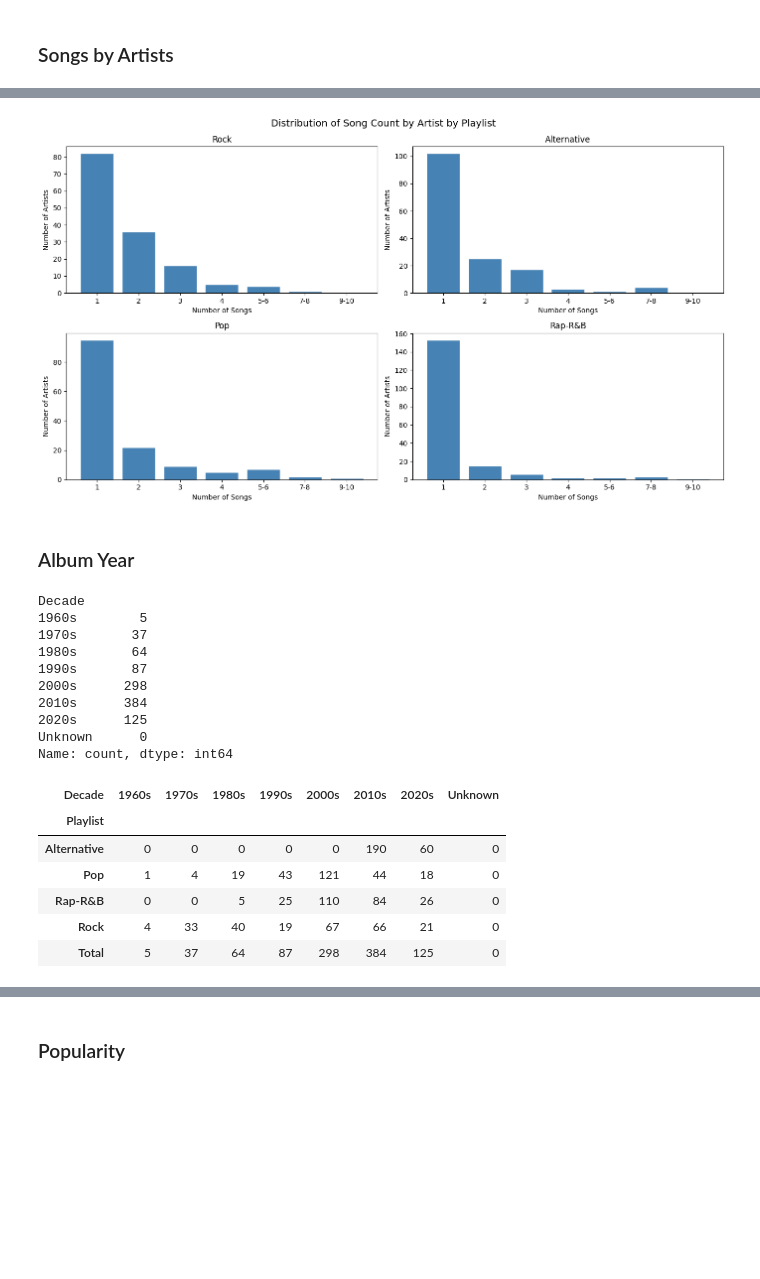
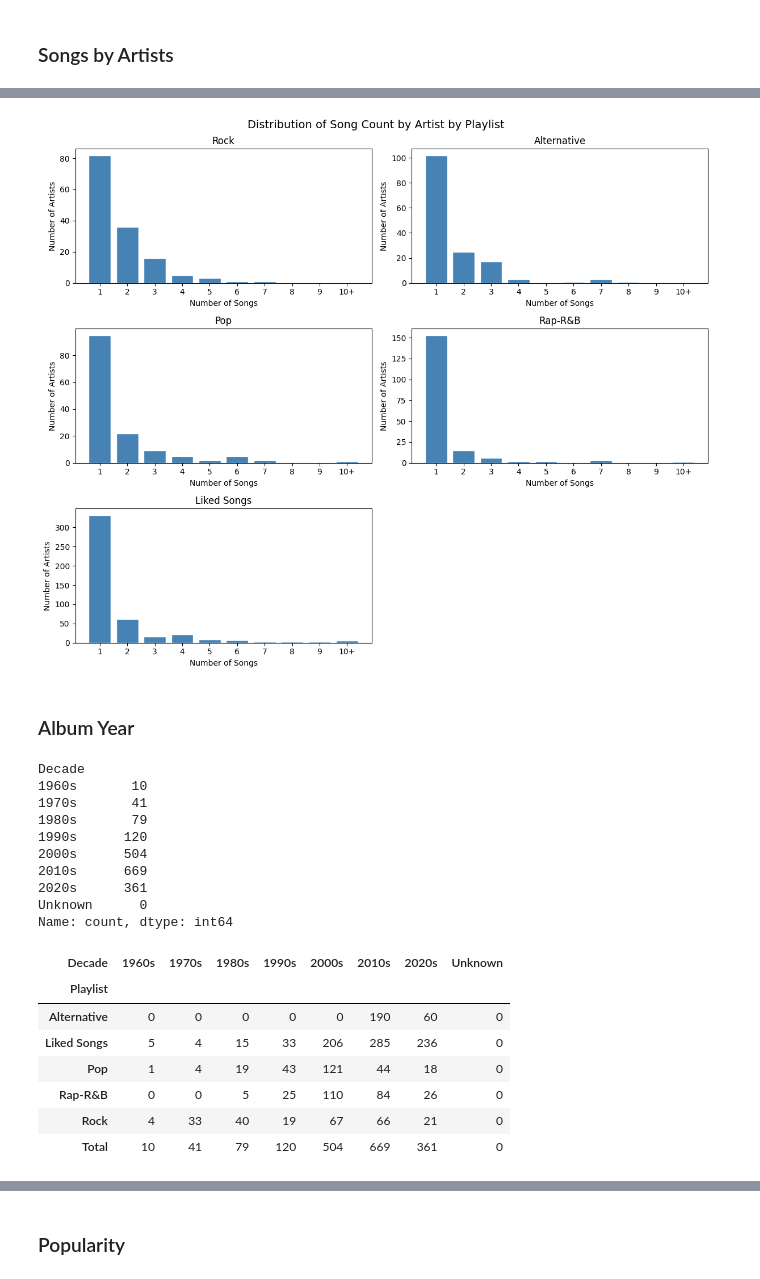
Before and after one commit to kaseymallette/music-taste-profile, a Jupyter notebook: notebooks/01_exploratory_analysis.ipynb, the cells around one changed output, grey strips where cells are left out. Drawn from its saved outputs; the diff is of its cells as text; code cells hidden in the pictures; blank space fills up the shorter version.

```diff
--- a/notebooks/01_exploratory_analysis.ipynb
+++ b/notebooks/01_exploratory_analysis.ipynb
@@ -19,15 +21,19 @@ df_rock = pd.read_csv('../data/rock.csv')
 df_alternative = pd.read_csv('../data/alternative.csv')
 df_pop = pd.read_csv('../data/pop.csv')
 df_rap_rb = pd.read_csv('../data/rap-r&b.csv')
+df_liked_songs = pd.read_csv('../data/liked_songs.csv')
 
 # Add playlist column to each dataset
 df_rock['Playlist'] = 'Rock'
 df_alternative['Playlist'] = 'Alternative'
 df_pop['Playlist'] = 'Pop'
 df_rap_rb['Playlist'] = 'Rap-R&B'
+df_liked_songs['Playlist'] = 'Liked Songs'
 
 # Create one combined dataframe for all playlists
-df_library = pd.concat([df_rock, df_alternative, df_pop, df_rap_rb])
+df_library = pd.concat([df_rock, df_alternative, df_pop, df_rap_rb, df_liked_songs]
+                       ).drop_duplicates(['Song', 'Artist'], keep='first').sort_values(by=['Song']
+                       ).reset_index(drop=True).drop(columns=['#'])
 
 # Add album year from 'Album Date' column and create a new column 'Album Year' as year
 df_library['Album Year'] = df_library['Album Date'].str[:4].astype(int)
@@ -146,38 +160,16 @@ plt.show()
-# %%
-# Plot for each playlist
-def plot_artist_distribution(playlist):
-    df_playlist = df_artists_by_playlist[df_artists_by_playlist['Playlist'] == playlist]
-    df_playlist['Bin'] = df_playlist['Count'].apply(bin_count)
-    freq = df_playlist['Bin'].value_counts().reindex(bin_order, fill_value=0)
-
-    plt.figure(figsize=(10, 5))
-    plt.bar(freq.index, freq.values, color='steelblue', edgecolor='white')
-    plt.xlabel('Number of Songs')
-    plt.ylabel('Number of Artists')
-    plt.title(f'Distribution of Song Count by Artist in {playlist} Playlist')
-    plt.tight_layout()
-    plt.show()
 # %%
-fig, axes = plt.subplots(2, 2, figsize=(14, 8))
-axes = axes.flatten()
+fig, axes = plt.subplots(3, 2, figsize=(12, 10))
+playlists = ['Rock', 'Alternative', 'Pop', 'Rap-R&B', 'Liked Songs']
 
-playlists = ['Rock', 'Alternative', 'Pop', 'Rap-R&B']
-
-for ax, playlist in zip(axes, playlists):
-    df_playlist = df_artists_by_playlist[df_artists_by_playlist['Playlist'] == playlist]
-    df_playlist = df_playlist.copy()
-    df_playlist['Bin'] = df_playlist['Count'].apply(bin_count)
-    freq = df_playlist['Bin'].value_counts().reindex(bin_order, fill_value=0)
-    ax.bar(freq.index, freq.values, color='steelblue', edgecolor='white')
-    ax.set_xlabel('Number of Songs')
-    ax.set_ylabel('Number of Artists')
-    ax.set_title(f'{playlist}')
+for ax, playlist in zip(axes.flatten(), playlists):
+    plot_artist_distribution(df_artists_by_playlist, playlist=playlist, ax=ax)
 
 fig.suptitle('Distribution of Song Count by Artist by Playlist', fontsize=14)
+axes.flatten()[5].axis('off')
 plt.tight_layout()
 plt.show()
 # %% [output]
-[figure, old version]
+[figure, new version]
 # %% [markdown]
 ### Album Year
 # %%
@@ -208,13 +200,13 @@ decade_counts = df_library['Decade'].value_counts().reindex(decade_order, fill_v
 decade_counts
 # %% [output]
 Decade
-1960s        5
-1970s       37
-1980s       64
-1990s       87
-2000s      298
-2010s      384
-2020s      125
+1960s       10
+1970s       41
+1980s       79
+1990s      120
+2000s      504
+2010s      669
+2020s      361
 Unknown      0
 Name: count, dtype: int64
 # %%
@@ -222,7 +214,7 @@ Name: count, dtype: int64
 decade_counts_by_playlist = (
     df_library.groupby(['Playlist', 'Decade'])
     .size()
-    .reindex(pd.MultiIndex.from_product([['Alternative', 'Pop', 'Rap-R&B', 'Rock'], decade_order], names=['Playlist', 'Decade']), fill_value=0)
+    .reindex(pd.MultiIndex.from_product([['Alternative', 'Pop', 'Rap-R&B', 'Rock', 'Liked Songs'], decade_order], names=['Playlist', 'Decade']), fill_value=0)
     .reset_index(name='Count')
 )
 
@@ -234,10 +226,11 @@ decade_pivot
 | Decade | 1960s | 1970s | 1980s | 1990s | 2000s | 2010s | 2020s | Unknown |
 | Playlist |  |  |  |  |  |  |  |  |
 | Alternative | 0 | 0 | 0 | 0 | 0 | 190 | 60 | 0 |
+| Liked Songs | 5 | 4 | 15 | 33 | 206 | 285 | 236 | 0 |
 | Pop | 1 | 4 | 19 | 43 | 121 | 44 | 18 | 0 |
 | Rap-R&B | 0 | 0 | 5 | 25 | 110 | 84 | 26 | 0 |
 | Rock | 4 | 33 | 40 | 19 | 67 | 66 | 21 | 0 |
-| Total | 5 | 37 | 64 | 87 | 298 | 384 | 125 | 0 |
+| Total | 10 | 41 | 79 | 120 | 504 | 669 | 361 | 0 |
 # %%
 decade_order_plot = ['1960s', '1970s', '1980s', '1990s', '2000s', '2010s', '2020s']
 
```
Also changed, not shown: parts of 22 cells of this notebook, 19 other files.
